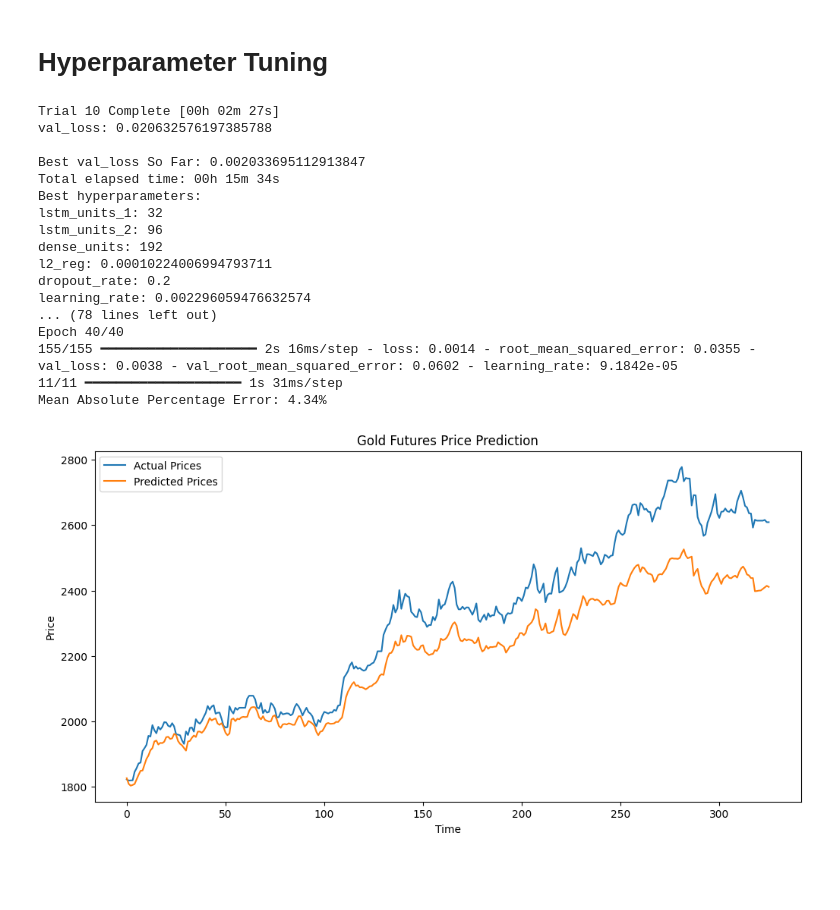
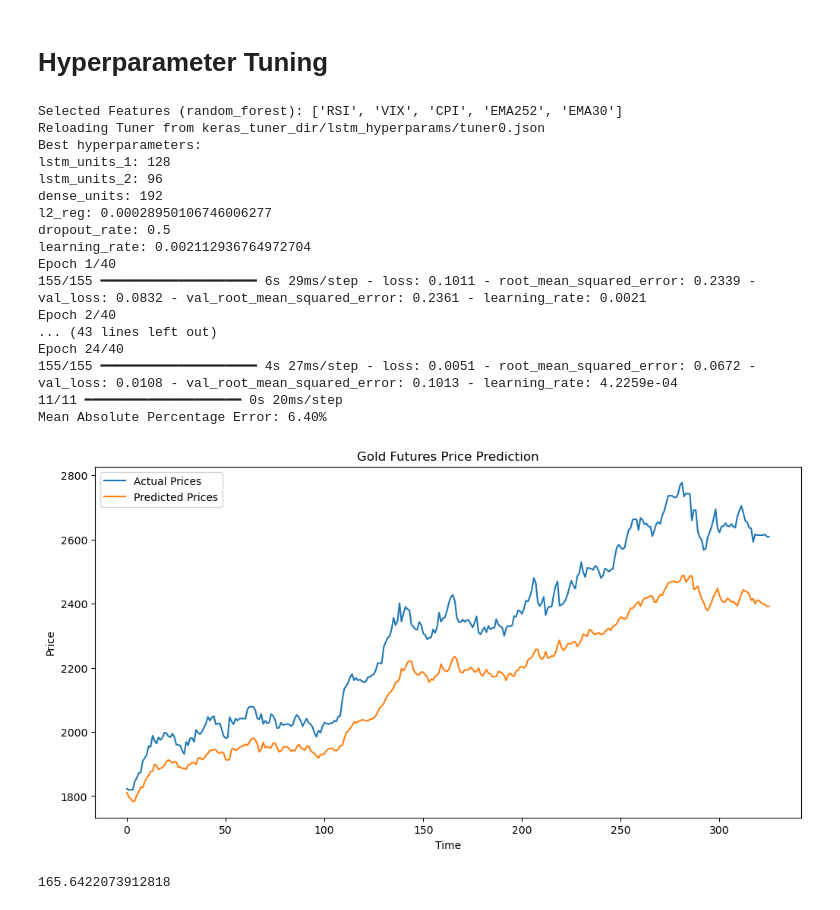
Before and after one commit to whyyouj/market-sentiment-analysis, a Jupyter notebook: gold_historical/lstm.ipynb, the cells around one changed output. Drawn from its saved outputs; the diff is of its cells as text; code cells hidden in the pictures; blank space fills up the shorter version.

Commit message:
Feature selection

```diff
--- a/gold_historical/lstm.ipynb
+++ b/gold_historical/lstm.ipynb
@@ -138,10 +162,12 @@ def load_data():
     """
 
     # Gold Prices
-    data = pd.read_csv('./data/Prices_cleaned.csv',index_col = 0, parse_dates=True)
+    #data = pd.read_csv('./data/Prices_cleaned.csv',index_col = 0, parse_dates=True)
+    data = pd.read_csv('./data/gold_futures.csv',index_col = 0, parse_dates=True)
     data['Price'] = data['Price'].str.replace(',', '').astype(float)
     data = data.loc[(data.index >= "1998-01-01") & (data.index < "2025-01-01")]
     data.sort_index(inplace=True)
+    data = calculate_rsi(data, column='Price', period=14)
 
     ## Macro Features
     # USD Rates
@@ -192,13 +237,18 @@ def prepare_training_data(data, seq_length, train_ratio=0.95, features = ["Price
 
     # Scale the data
     scaler = StandardScaler()
-    scaled_data = scaler.fit_transform(dataset)
+    train_data = dataset[:training_size]
+    test_data = dataset[training_size - seq_length:]
+    scaler.fit(train_data)
+    scaled_train_data = scaler.transform(train_data)
+    scaled_test_data = scaler.transform(test_data)
+    #scaled_data = scaler.fit_transform(dataset)
 
     # Split into train and test sets
-    train_data = scaled_data[:training_size]
-    test_data = scaled_data[training_size - seq_length:]
+    #train_data = scaled_data[:training_size]
+    #test_data = scaled_data[training_size - seq_length:]
 
-    return train_data, test_data, scaler
+    return scaled_train_data, scaled_test_data, scaler
 # %%
 def create_sequences(data, seq_length, target_col=0):
     """
@@ -764,7 +885,7 @@ df[["strat_cum_returns", "benchmark"]].plot()
 data = load_data()
 
 # Specify which features to use
-features = ["Price", "DXY", "VIX"]
+features = ["Price", "DXY", "VIX", "Sentiment_Numeric", "CPI", "EMA30", "EMA252"]
 
 # Prepare training data
 seq_length = 60  # Example sequence length
@@ -900,6 +1053,7 @@ def build_tunable_model(hp, input_shape):
     from keras import regularizers
     from keras.metrics import RootMeanSquaredError
     from keras.optimizers import Adam
+    from keras.callbacks import EarlyStopping, ReduceLROnPlateau
 
     model = Sequential()
     model.add(Input(shape=input_shape))
@@ -910,6 +1064,7 @@ def build_tunable_model(hp, input_shape):
 
     lstm_units_2 = hp.Int('lstm_units_2', min_value=32, max_value=128, step=32)
     model.add(LSTM(units=lstm_units_2))
+
 
     # Tune dense layer units
     dense_units = hp.Int('dense_units', min_value=64, max_value=256, step=64)
@@ -931,7 +1086,7 @@ def build_tunable_model(hp, input_shape):
     model.compile(optimizer=optimizer,
                   loss='mean_squared_error',
                   metrics=[RootMeanSquaredError()])
-
+    #try
     return model
 
 def tune_hyperparameters(X_train, y_train, input_shape, max_trials=10):
@@ -1021,7 +1176,7 @@ def train_best_model(best_model, X_train, y_train, epochs=40):
     return history
 
 
-def hyperparameter_tuning_workflow(data, seq_length, features=["Price"]):
+def hyperparameter_tuning_workflow(data, seq_length, target_column="Price", features=["Price"]):
     """
     Complete workflow for hyperparameter tuning and model training.
 
@@ -1033,8 +1188,14 @@ def hyperparameter_tuning_workflow(data, seq_length, features=["Price"]):
     Returns:
         tuple: (best model, evaluation results)
     """
+    data = data[features]
+    data_sel = select_features(data, target_column=target_column, k=5)
+
+    # Extract feature names
+    selected_features = data_sel.columns.tolist()
+
     # Prepare data
-    train_data, test_data, scaler = prepare_training_data(data, seq_length, features=features)
+    train_data, test_data, scaler = prepare_training_data(data, seq_length, features=selected_features)
 
     # Create sequences
     X_train, y_train = create_sequences(train_data, seq_length)
@@ -1042,49 +1203,53 @@ def hyperparameter_tuning_workflow(data, seq_length, features=["Price"]):
 
     # Get input shape for the model
     input_shape = (X_train.shape[1], X_train.shape[2])
 
     # Tune hyperparameters
     best_hps, best_model = tune_hyperparameters(X_train, y_train, input_shape)
 
     # Train the best model
     history = train_best_model(best_model, X_train, y_train)
 
     # Evaluate the model
     target_col = features.index("Price") if "Price" in features else 0
     results, mape = evaluate_model(best_model, X_test, y_test, scaler, target_col)
 
     print(f"Mean Absolute Percentage Error: {mape:.2f}%")
 
     # Plot results
     plot_results(results['actual'], results['pred'])
 
     return best_model, results
 
 # Run the hyperparameter tuning workflow
 best_model, results = hyperparameter_tuning_workflow(
     data=load_data(),
     seq_length=30,
-    features=["Price", "DXY", "VIX", "EMA30"]
+    features=["Price", "DXY", "VIX", "Sentiment_Numeric", "CPI", "EMA30", "EMA252", "RSI"]
 )
 # %% [output]
-Trial 10 Complete [00h 02m 27s]
-val_loss: 0.020632576197385788
-
-Best val_loss So Far: 0.002033695112913847
-Total elapsed time: 00h 15m 34s
+Selected Features (random_forest): ['RSI', 'VIX', 'CPI', 'EMA252', 'EMA30']
+Reloading Tuner from keras_tuner_dir/lstm_hyperparams/tuner0.json
 Best hyperparameters:
-lstm_units_1: 32
+lstm_units_1: 128
 lstm_units_2: 96
 dense_units: 192
-l2_reg: 0.00010224006994793711
-dropout_rate: 0.2
-learning_rate: 0.002296059476632574
-... (78 lines left out)
-Epoch 40/40
-155/155 ━━━━━━━━━━━━━━━━━━━━ 2s 16ms/step - loss: 0.0014 - root_mean_squared_error: 0.0355 - val_loss: 0.0038 - val_root_mean_squared_error: 0.0602 - learning_rate: 9.1842e-05
-11/11 ━━━━━━━━━━━━━━━━━━━━ 1s 31ms/step
-Mean Absolute Percentage Error: 4.34%
+l2_reg: 0.00028950106746006277
+dropout_rate: 0.5
+learning_rate: 0.002112936764972704
+Epoch 1/40
+155/155 ━━━━━━━━━━━━━━━━━━━━ 6s 29ms/step - loss: 0.1011 - root_mean_squared_error: 0.2339 - val_loss: 0.0832 - val_root_mean_squared_error: 0.2361 - learning_rate: 0.0021
+Epoch 2/40
+... (43 lines left out)
+Epoch 24/40
+155/155 ━━━━━━━━━━━━━━━━━━━━ 4s 27ms/step - loss: 0.0051 - root_mean_squared_error: 0.0672 - val_loss: 0.0108 - val_root_mean_squared_error: 0.1013 - learning_rate: 4.2259e-04
+11/11 ━━━━━━━━━━━━━━━━━━━━ 0s 20ms/step
+Mean Absolute Percentage Error: 6.40%
-[figure, old version]
+[figure, new version]
+# %%
+np.sqrt(np.mean((results["actual"] - results["pred"]) ** 2))
+# %% [output]
+165.6422073912818
 # %%
 trades, equity_curve = backtest_trading_strategy(results["actual"], results["pred"])
 # %% [output]
```
Also changed, not shown: parts of 10 cells of this notebook, 32 other files.
